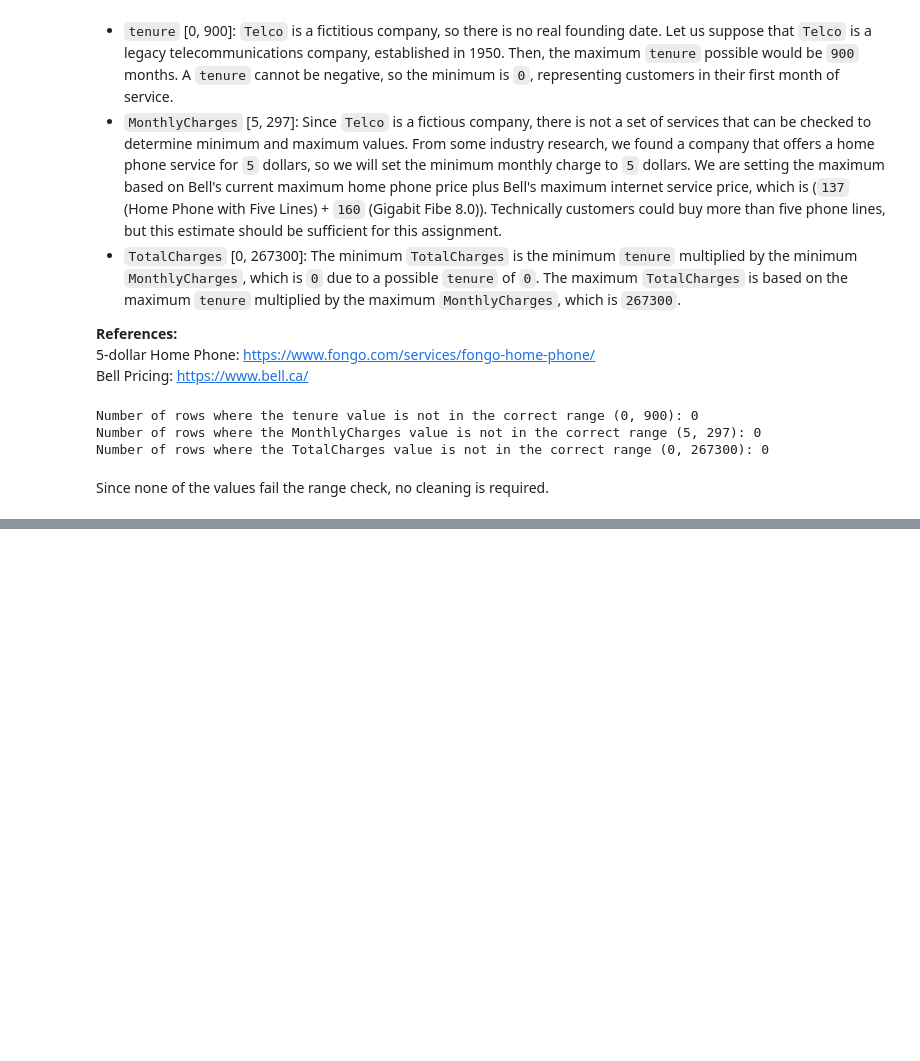
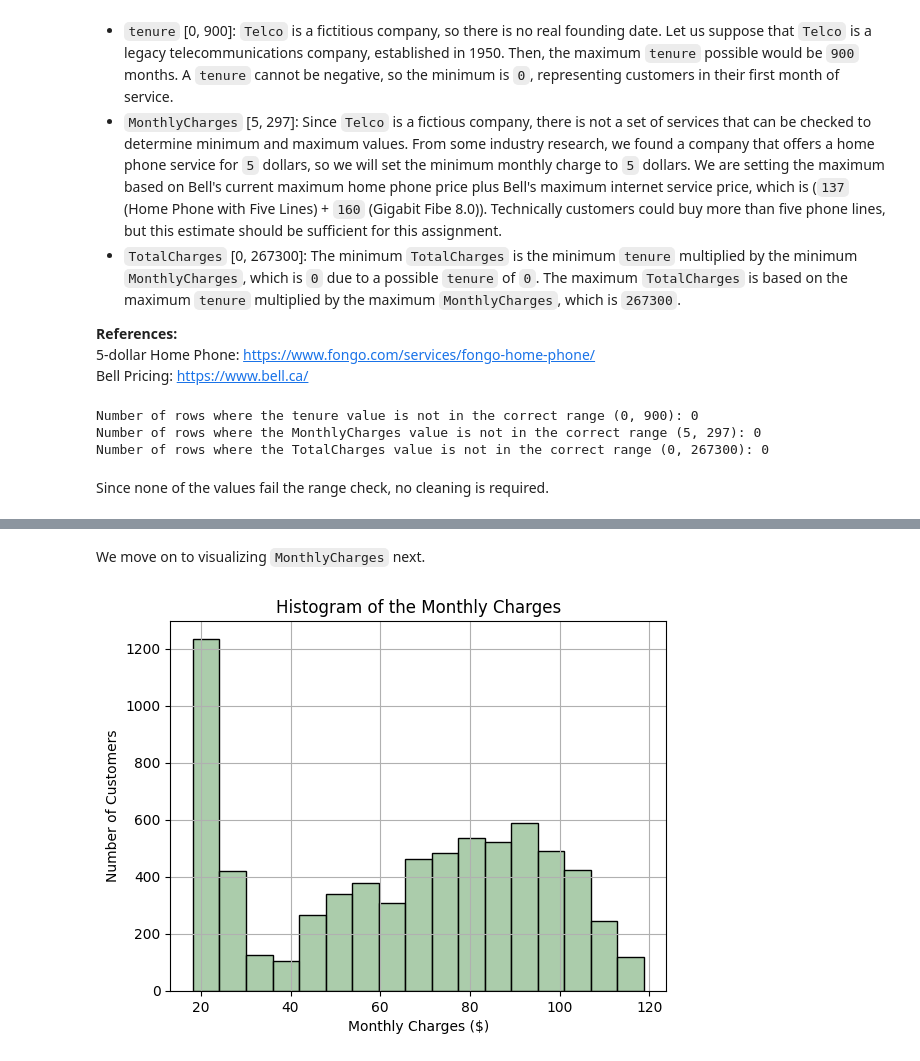
Before and after one commit to Natasa127/CSI4142-A3, a Jupyter notebook: Classification.ipynb, the cells around one changed output, grey strips where cells are left out. Drawn from its saved outputs; the diff is of its cells as text; code cells hidden in the pictures; blank space fills up the shorter version.

```diff
--- a/Classification.ipynb
+++ b/Classification.ipynb
@@ -651,0 +836,24 @@ Since none of the values fail the range check, no cleaning is required.
+# %% [markdown]
+We move on to visualizing `MonthlyCharges` next.
+# %%
+# Visualize the MonthlyCharges distribution
+
+# Use Freedman-Diaconis rule to determine number of bins
+x_axis = "MonthlyCharges"
+iqr = np.percentile(cleaned_telco_df[x_axis], 75) - np.percentile(cleaned_telco_df[x_axis], 25)
+bin_width = 2 * iqr / (len(cleaned_telco_df[x_axis]) ** (1/3))
+num_bins = int((cleaned_telco_df[x_axis].max() - cleaned_telco_df[x_axis].min()) / bin_width)
+
+# Create the histogram of MonthlyCharges
+sns.histplot(data=cleaned_telco_df, x=x_axis, bins=num_bins, color="darkseagreen")
+
+# Label the histogram
+plt.xlabel("Monthly Charges ($)")
+plt.ylabel('Number of Customers')
+plt.title('Histogram of the Monthly Charges')
+plt.grid()
+
+# Display plot
+plt.show()
+# %% [output]
+[figure, added]
```
Also changed, not shown: parts of 30 cells of this notebook.
